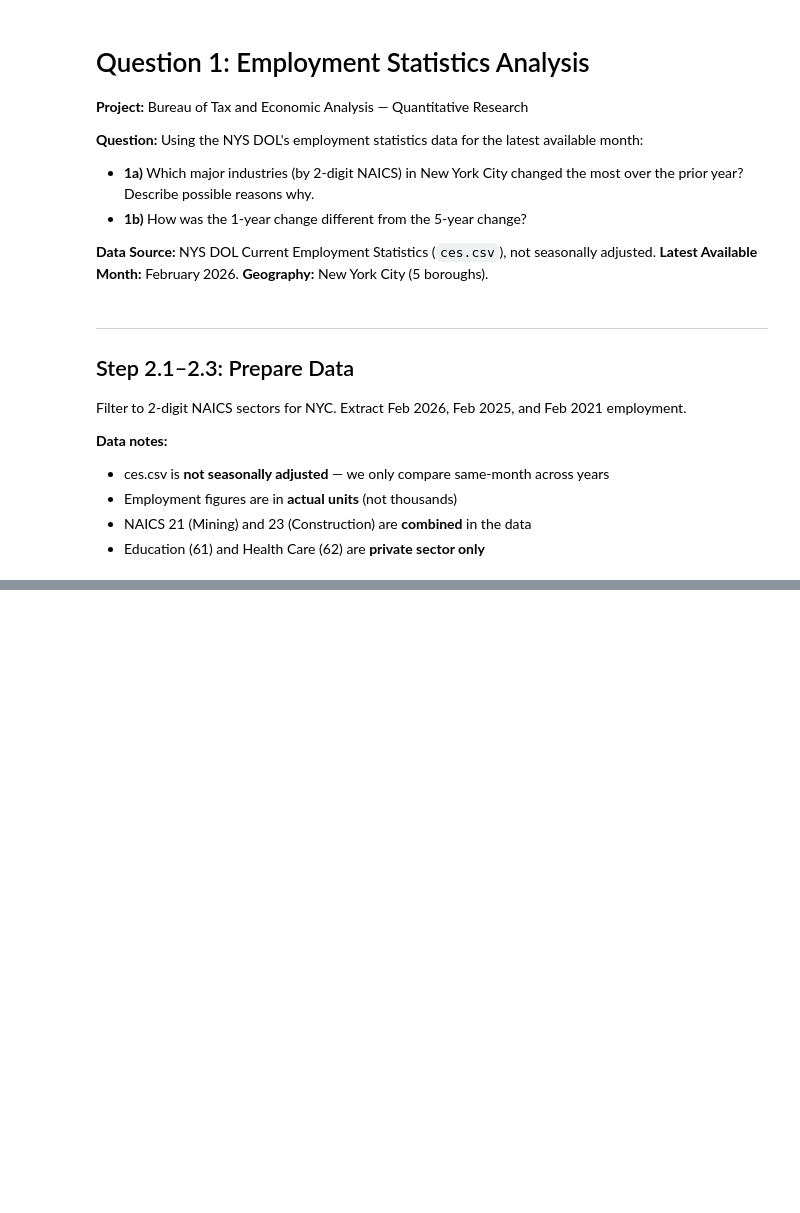
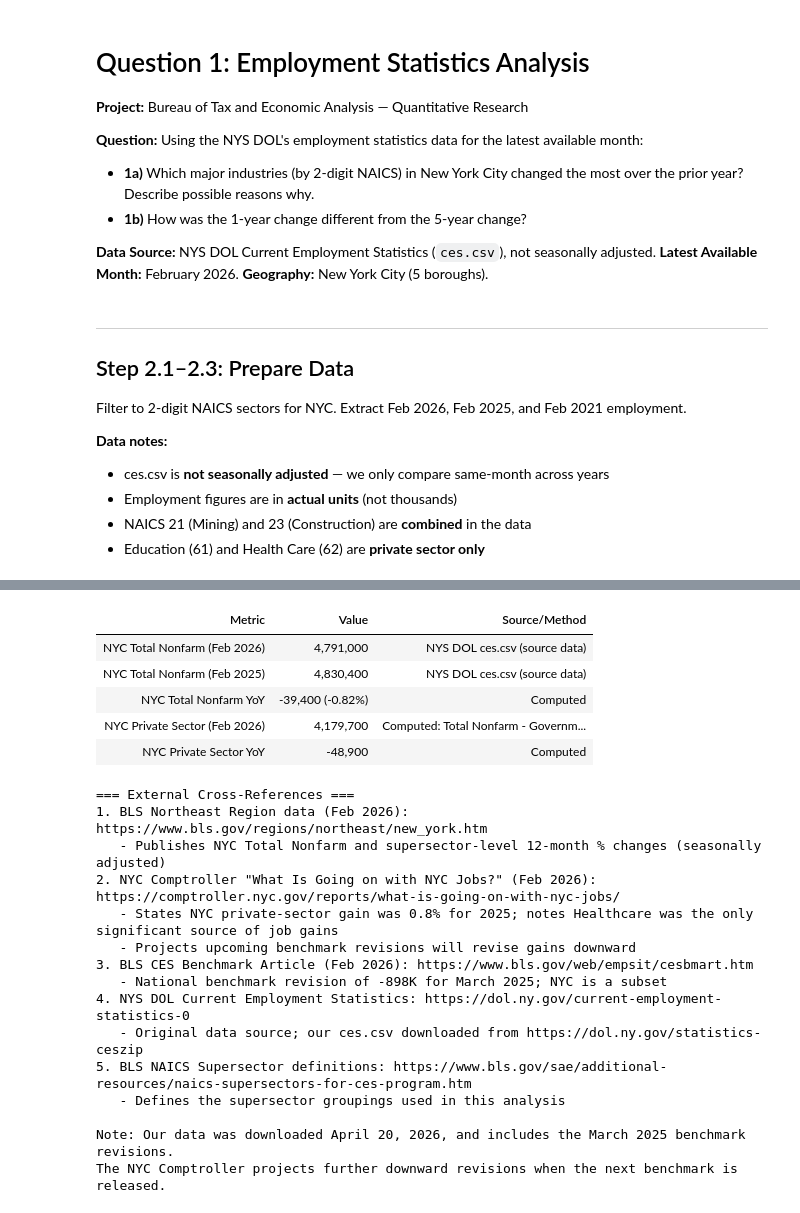
Before and after one commit to lrud/OSC_LR, a Jupyter notebook: notebooks/Q1_Employment_Analysis_executed.ipynb, the cells around one changed output, grey strips where cells are left out. Saved outputs shown, nothing was run; the diff lists cells and outputs as text; code cells hidden in the pictures; blank space fills up the shorter version.

```diff
--- a/notebooks/Q1_Employment_Analysis_executed.ipynb
+++ b/notebooks/Q1_Employment_Analysis_executed.ipynb
@@ -454,0 +438,47 @@ Cross-referencing against published sources:
+# %%
+checks = [
+    ('NYC Total Nonfarm (Feb 2026)', f'{tnf26:,}', 'NYS DOL ces.csv (source data)'),
+    ('NYC Total Nonfarm (Feb 2025)', f'{tnf25:,}', 'NYS DOL ces.csv (source data)'),
+    ('NYC Total Nonfarm YoY', f'{tnf26 - tnf25:+,} ({(tnf26-tnf25)/tnf25*100:+.2f}%)', 'Computed'),
+    ('NYC Private Sector (Feb 2026)', f'{priv26:,}', f'Computed: Total Nonfarm - Government ({tnf26:,} - {df.loc[df["NAICS"]=="92", "Feb 2026"].values[0]:,})'),
+    ('NYC Private Sector YoY', f'{priv26 - priv25:+,}', f'Computed'),
+]
+
+display(pd.DataFrame(checks, columns=['Metric', 'Value', 'Source/Method']).style.hide(axis='index'))
+
+print('\n=== External Cross-References ===')
+print('1. BLS Northeast Region data (Feb 2026): https://www.bls.gov/regions/northeast/new_york.htm')
+print('   - Publishes NYC Total Nonfarm and supersector-level 12-month % changes (seasonally adjusted)')
+print('2. NYC Comptroller "What Is Going on with NYC Jobs?" (Feb 2026): https://comptroller.nyc.gov/reports/what-is-going-on-with-nyc-jobs/')
+print('   - States NYC private-sector gain was 0.8% for 2025; notes Healthcare was the only significant source of job gains')
+print('   - Projects upcoming benchmark revisions will revise gains downward')
+print('3. BLS CES Benchmark Article (Feb 2026): https://www.bls.gov/web/empsit/cesbmart.htm')
+print('   - National benchmark revision of -898K for March 2025; NYC is a subset')
+print('4. NYS DOL Current Employment Statistics: https://dol.ny.gov/current-employment-statistics-0')
+print('   - Original data source; our ces.csv downloaded from https://dol.ny.gov/statistics-ceszip')
+print('5. BLS NAICS Supersector definitions: https://www.bls.gov/sae/additional-resources/naics-supersectors-for-ces-program.htm')
+print('   - Defines the supersector groupings used in this analysis')
+print('\nNote: Our data was downloaded April 20, 2026, and includes the March 2025 benchmark revisions.')
+print('The NYC Comptroller projects further downward revisions when the next benchmark is released.')
+# %% [output]
+| Metric | Value | Source/Method |
+| NYC Total Nonfarm (Feb 2026) | 4,791,000 | NYS DOL ces.csv (source data) |
+| NYC Total Nonfarm (Feb 2025) | 4,830,400 | NYS DOL ces.csv (source data) |
+| NYC Total Nonfarm YoY | -39,400 (-0.82%) | Computed |
+| NYC Private Sector (Feb 2026) | 4,179,700 | Computed: Total Nonfarm - Governm... |
+| NYC Private Sector YoY | -48,900 | Computed |
+=== External Cross-References ===
+1. BLS Northeast Region data (Feb 2026): https://www.bls.gov/regions/northeast/new_york.htm
+   - Publishes NYC Total Nonfarm and supersector-level 12-month % changes (seasonally adjusted)
+2. NYC Comptroller "What Is Going on with NYC Jobs?" (Feb 2026): https://comptroller.nyc.gov/reports/what-is-going-on-with-nyc-jobs/
+   - States NYC private-sector gain was 0.8% for 2025; notes Healthcare was the only significant source of job gains
+   - Projects upcoming benchmark revisions will revise gains downward
+3. BLS CES Benchmark Article (Feb 2026): https://www.bls.gov/web/empsit/cesbmart.htm
+   - National benchmark revision of -898K for March 2025; NYC is a subset
+4. NYS DOL Current Employment Statistics: https://dol.ny.gov/current-employment-statistics-0
+   - Original data source; our ces.csv downloaded from https://dol.ny.gov/statistics-ceszip
+5. BLS NAICS Supersector definitions: https://www.bls.gov/sae/additional-resources/naics-supersectors-for-ces-program.htm
+   - Defines the supersector groupings used in this analysis
+
+Note: Our data was downloaded April 20, 2026, and includes the March 2025 benchmark revisions.
+The NYC Comptroller projects further downward revisions when the next benchmark is released.
```
Also changed, not shown: parts of 37 cells of this notebook, 3 other files.
